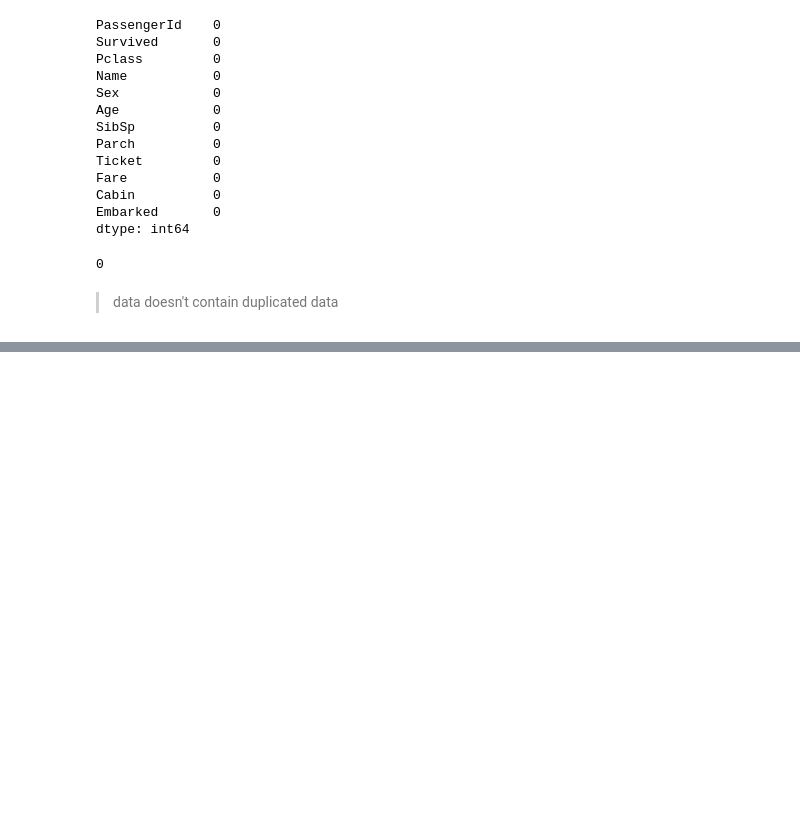
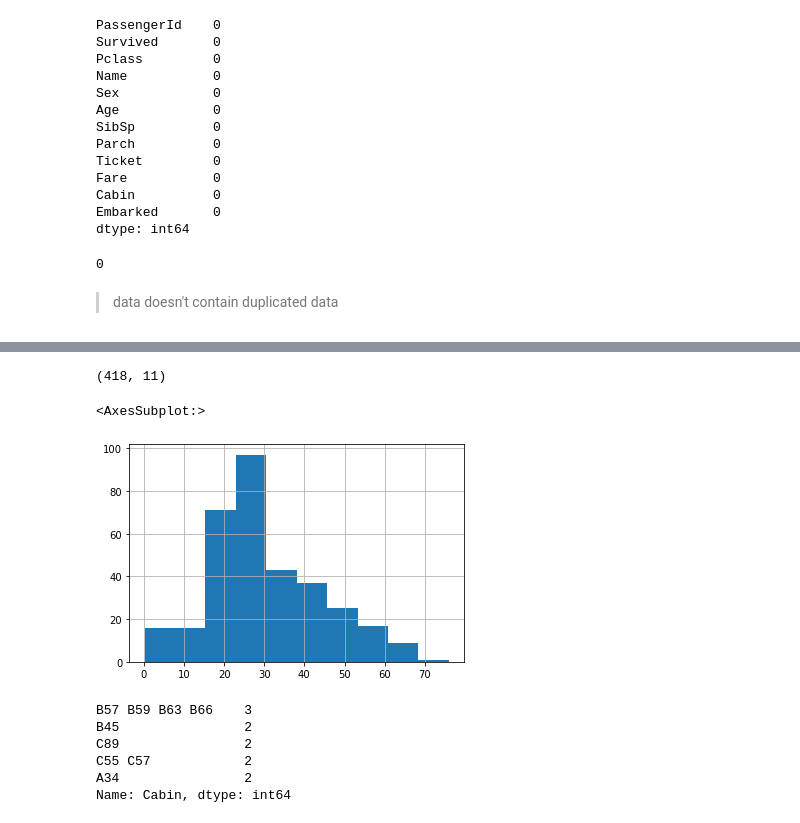
Before and after one commit to mohamedabdalltif/Titanic_survived_prediction, a Jupyter notebook: Titanic_pred.ipynb, the cells around one changed output, grey strips where cells are left out. Drawn from its saved outputs; the diff is of its cells as text; code cells hidden in the pictures; blank space fills up the shorter version.

```diff
--- a/Titanic_pred.ipynb
+++ b/Titanic_pred.ipynb
@@ -274,0 +246,9 @@ Name: Ticket, Length: 881, dtype: object
+# %%
+test_df.shape
+# %% [output]
+(418, 11)
+# %%
+test_df['Age'].hist()
+# %% [output]
+<AxesSubplot:>
+[figure, added]
@@ -274,0 +259,9 @@ Name: Ticket, Length: 881, dtype: object
+# %%
+test_df.Cabin.value_counts().nlargest(5)
+# %% [output]
+B57 B59 B63 B66    3
+B45                2
+C89                2
+C55 C57            2
+A34                2
+Name: Cabin, dtype: int64
```
Also changed, not shown: parts of 41 cells of this notebook.
